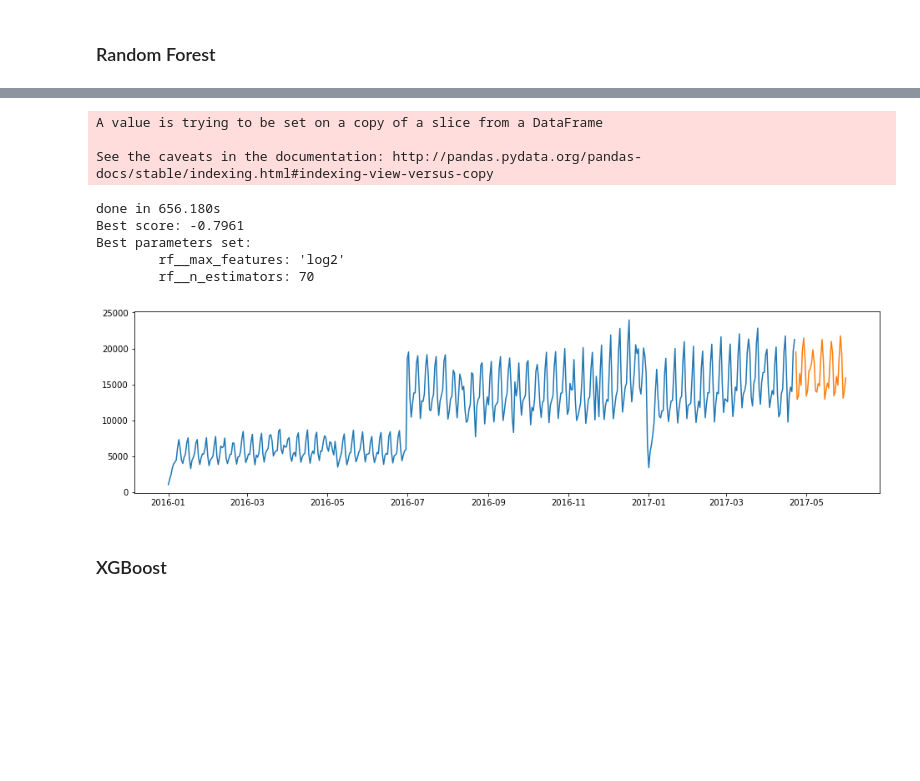
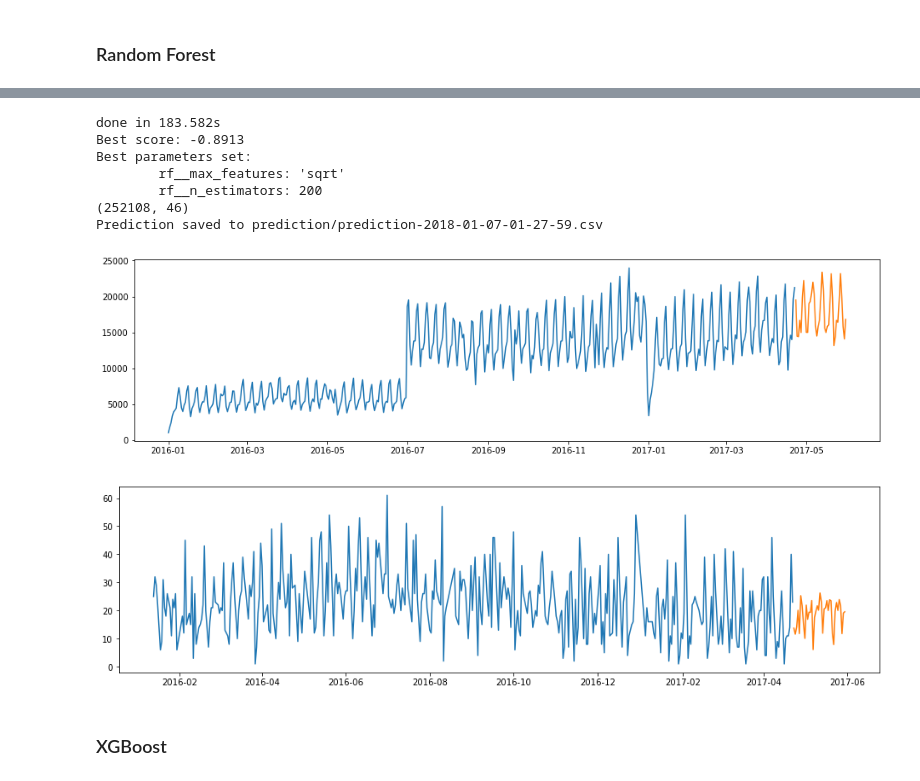
Before and after one commit to astarostin/Recruit-Restaurant-Visitor-Forecasting, a Jupyter notebook: Restaurant forecast regression.ipynb, the cells around one changed output, grey strips where cells are left out. Saved outputs shown, nothing was run; the diff lists cells and outputs as text; code cells hidden in the pictures; blank space fills up the shorter version.

```diff
--- a/Restaurant forecast regression.ipynb
+++ b/Restaurant forecast regression.ipynb
@@ -471,10 +942,20 @@ def read_data():
 def prepare_data(train_df, test_df):
     features_to_remove=[]
     #train_df = train_df[train_df['visit_date'] >= '2016-07-01']
-    #features_to_remove = ['reservations_here', 'reservations_total', 'reservations_total_genre']
+    features_to_remove = [#'reservations_here', 'reservations_total', 'reservations_total_genre',
+#                           'prefecture_code_1', 'prefecture_code_2', 'prefecture_code_3', 'prefecture_code_4',
+#                           'prefecture_code_5', 'prefecture_code_6', 'prefecture_code_7', 'prefecture_code_8',
+#                           'prefecture_code_9',
+#                           'month_1', 'month_2', 'month_3', 'month_4', 'month_5', 'month_6',
+#                           'month_7', 'month_8', 'month_9', 'month_10','month_11','month_12',
+#                           'genre_code_1', 'genre_code_2', 'genre_code_3', 'genre_code_4', 'genre_code_5',
+#                           'genre_code_6', 'genre_code_7', 'genre_code_8', 'genre_code_9', 'genre_code_10',
+#                           'genre_code_11', 'genre_code_12'
+    ]
     train_df.drop(features_to_remove, inplace=True, axis=1)
     test_df.drop(features_to_remove, inplace=True, axis=1)
 
+    #y_train = np.log1p(train_df['visitors'].values)
     y_train = train_df['visitors'].values
     X_train = train_df.drop(['visitors', 'visit_date'], axis=1).values
     X_test = test_df.drop(['visitors', 'visit_date'], axis=1).values
@@ -482,13 +963,15 @@ def prepare_data(train_df, test_df):
     return (X_train, y_train, X_test)
 # %%
 def predict(predictor, X_train, y_train, X_test, submission_df):
+    print X_train.shape
     predictor.fit(X_train, y_train)
     y_test = predictor.predict(X_test)
+    #y_test = np.expm1(y_test)
 
     timestamp = datetime.now().strftime("%Y-%m-%d-%H-%M-%S")
     filepath_prediction = 'prediction/prediction-%s.csv' % timestamp
     filepath_model = 'model/model-%s.pkl' % (timestamp)
-    joblib.dump(predictor, filepath_model)
+    #joblib.dump(predictor, filepath_model)
 
     print 'Prediction saved to %s' % filepath_prediction
     submission_df['visitors'] = y_test
@@ -512,7 +995,7 @@ def visualize(train_df, test_df, y_test):
     plt.show()
 # %%
 def do_grid_search(pipeline, parameters, X_train, y_train):
-    grid_search = GridSearchCV(pipeline, parameters, scoring='neg_mean_squared_log_error')
+    grid_search = GridSearchCV(pipeline, parameters, scoring=RMSLE)
     t0 = time()
     grid_search.fit(X_train, y_train)
     print "done in %0.3fs" % (time() - t0)
@@ -565,8 +1064,8 @@ def get_pipeline_and_params_rf2():
         ('rf', RandomForestRegressor()),
     ])
     parameters = {
-        'rf__n_estimators': [90],
-        'rf__max_features': ['log2']
+        'rf__n_estimators': [200],
+        'rf__max_features': ['sqrt']
     }
     return pipeline, parameters
 # %%
@@ -592,15 +1075,15 @@ Prediction saved to prediction/prediction-2018-01-06-21-59-58.csv
 # %%
-do_experiment(get_pipeline_and_params_rf1)
+do_experiment(get_pipeline_and_params_rf2)
 # %% [output]
-A value is trying to be set on a copy of a slice from a DataFrame
-
-See the caveats in the documentation: http://pandas.pydata.org/pandas-docs/stable/indexing.html#indexing-view-versus-copy
+done in 183.582s
+Best score: -0.8913
+Best parameters set:
+        rf__max_features: 'sqrt'
+        rf__n_estimators: 200
+(252108, 46)
+Prediction saved to prediction/prediction-2018-01-07-01-27-59.csv
-done in 656.180s
-Best score: -0.7961
-Best parameters set:
-        rf__max_features: 'log2'
-        rf__n_estimators: 70
-[figure, old version]
+[figure, new version]
+[figure, added]
 # %% [markdown]
 ### XGBoost
 # %%
```
Also changed, not shown: parts of 106 cells of this notebook, 2 other files.
